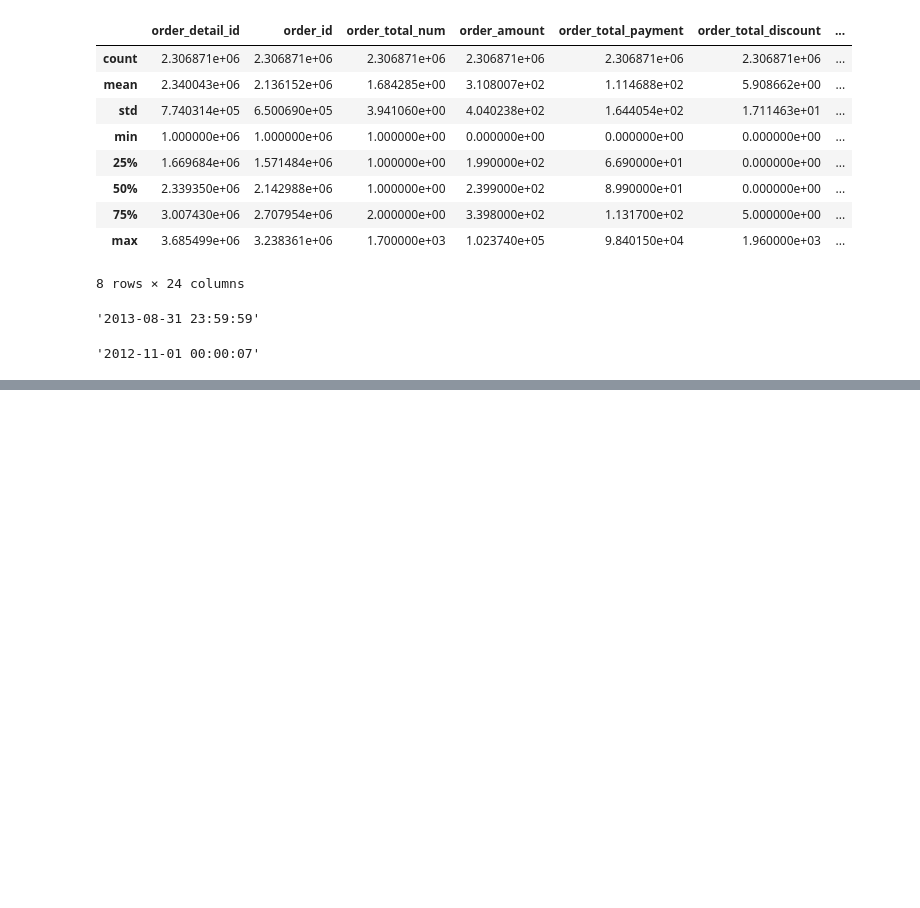
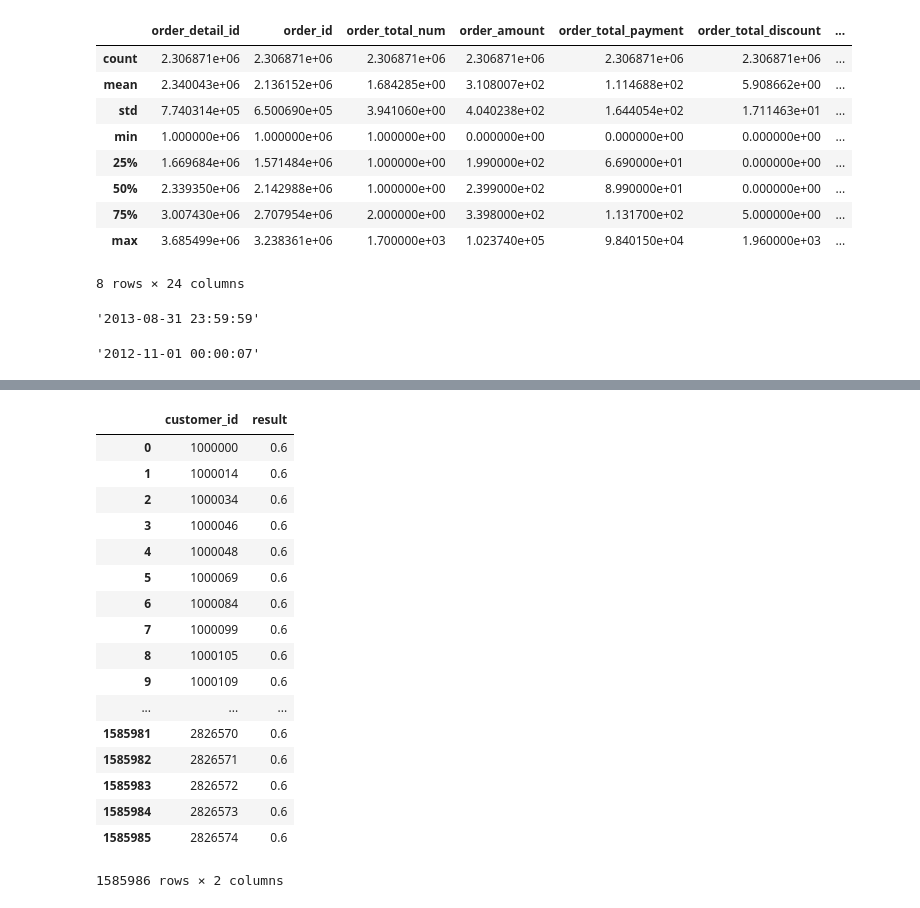
Before and after one commit to lygeneral/Computational-Advertising, a Jupyter notebook: AI-Studio/MarTech-Track1/dataProcess.ipynb, the cells around one changed output, grey strips where cells are left out. Drawn from its saved outputs; the diff is of its cells as text; code cells hidden in the pictures; blank space fills up the shorter version.

```diff
--- a/AI-Studio/MarTech-Track1/dataProcess.ipynb
+++ b/AI-Studio/MarTech-Track1/dataProcess.ipynb
@@ -66,0 +73,28 @@ lamda,U = np.linalg.eig(A)
+# %%
+# 输出预测结果
+
+result = pd.read_csv('rawdata/submission.csv')
+result['result']=0.6
+# !mkdir result
+result.to_csv('result/submission.csv', index = False)
+# %%
+result
+# %% [output]
+|  | customer_id | result |
+| 0 | 1000000 | 0.6 |
+| 1 | 1000014 | 0.6 |
+| 2 | 1000034 | 0.6 |
+| 3 | 1000046 | 0.6 |
+| 4 | 1000048 | 0.6 |
+| 5 | 1000069 | 0.6 |
+| 6 | 1000084 | 0.6 |
+| 7 | 1000099 | 0.6 |
+| 8 | 1000105 | 0.6 |
+| 9 | 1000109 | 0.6 |
+| ... | ... | ... |
+| 1585981 | 2826570 | 0.6 |
+| 1585982 | 2826571 | 0.6 |
+| 1585983 | 2826572 | 0.6 |
+| 1585984 | 2826573 | 0.6 |
+| 1585985 | 2826574 | 0.6 |
+1585986 rows × 2 columns
```
Also changed, not shown: parts of 7 cells of this notebook, 30 other files.
